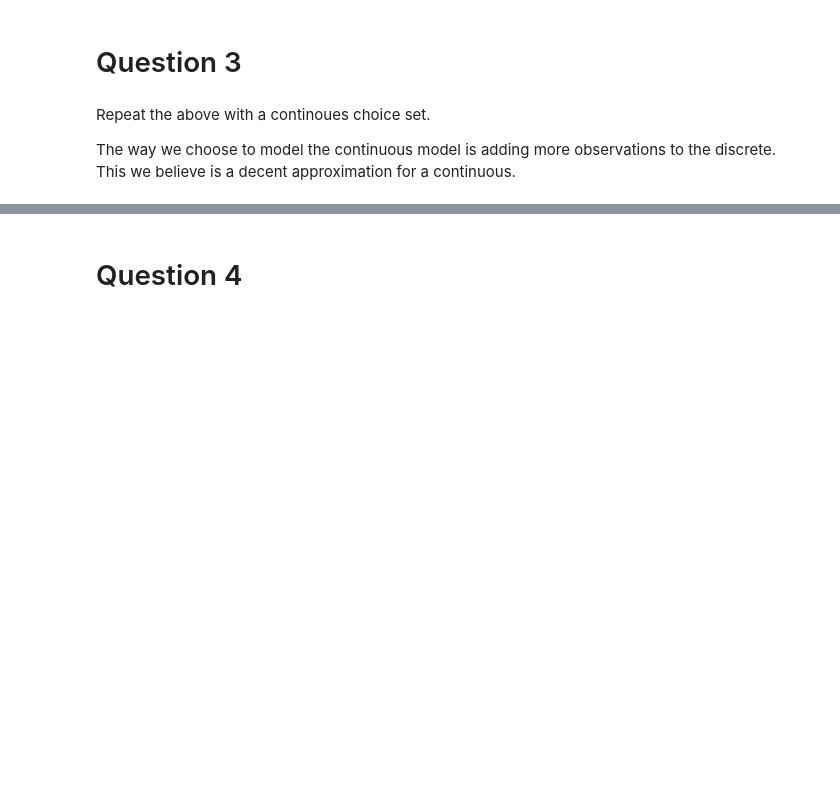
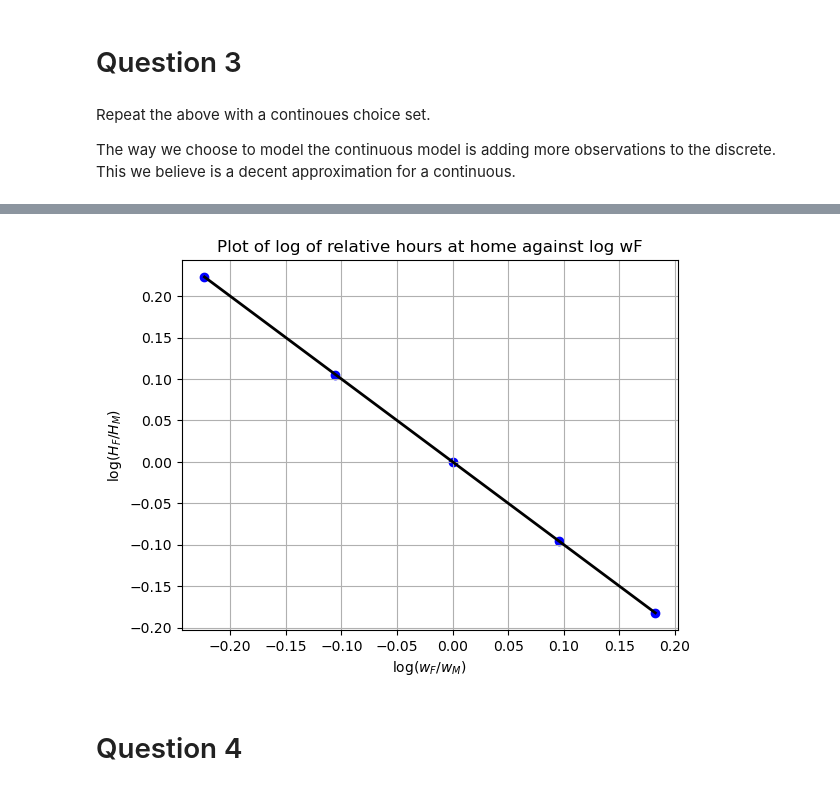
Before and after one commit to NumEconCopenhagen/projects-2023-agnete_louise_mathilde, a Jupyter notebook: inauguralproject/inauguralproject.ipynb, the cells around one changed output, grey strips where cells are left out. Saved outputs shown, nothing was run; the diff lists cells and outputs as text; code cells hidden in the pictures; blank space fills up the shorter version.

```diff
--- a/inauguralproject/inauguralproject.ipynb
+++ b/inauguralproject/inauguralproject.ipynb
@@ -220,3 +171,68 @@ The wages for females are [0.8 0.9 1.  1.1 1.2]
+# %%
+import matplotlib.pyplot as plt
+%matplotlib inline
+from types import SimpleNamespace
+from Household import HouseholdSpecializationModelClass
+import Household
+
+model_3 = HouseholdSpecializationModelClass()
+par = model_3.par
+sol = model_3.sol
+
+# initialize vectors to store the results
+sol.HF_vec = np.zeros_like(par.wF_vec)
+sol.HM_vec = np.zeros_like(par.wF_vec)
+
+# bounds on the hours worked
+bounds = ((0, 24), (0, 24), (0, 24), (0, 24))
+
+# contraints on the hours worked
+def cons(x):
+    return [x[0] + x[1] - 24, x[2] + x[3] - 24]
+
+# relative wage vector
+relative_wage = np.log(par.wF_vec)
+
+# initialize vector to store the ratio of hours worked
+lnratio = np.zeros_like(relative_wage)
+
+# initial guess for the hours worked
+initial_guess = [4, 4, 4, 4]
+
+# constraints on the hours worked
+constraints = {'type': 'ineq', 'fun': cons}
+
+# unpack the wage vector
+wf = model_3.par.wF_vec
+
+# For each value of wF, solve the model and store the result
+for i, wage in enumerate(wf):
+    model_3.par.wF = wage
+    obj = lambda x: -model_3.calc_utility(x[0], x[1], x[2], x[3])
+    solution = optimize.minimize(obj, initial_guess, method="SLSQP", bounds=bounds, constraints=constraints, tol=0)
+    # if solution.success:
+    sol.HM_vec[i] = solution.x[1]
+    sol.HF_vec[i] = solution.x[3]
+    # store the ratio of hours worked
+    lnratio[i] = np.log(solution.x[3]/solution.x[1])
+
+# create figure
+fig = plt.figure()
+
+# create plot
+ax = fig.add_subplot(1, 1, 1)
+ax.plot(relative_wage, lnratio, color='black', lw=2)
+ax.scatter(relative_wage, lnratio, color='blue')
+
+# alterations to figure
+ax.grid(True)
+plt.xlabel('$\log(w_F / w_M)$')
+plt.ylabel('$\log(H_F/H_M)$')
+ax.set_title("Plot of log of relative hours at home against log wF")
+
+plt.show()
+# %% [output]
+[figure, added]
 # %% [markdown]
 # Question 4
 # %% [markdown]
```
Also changed, not shown: parts of 2 cells of this notebook.
